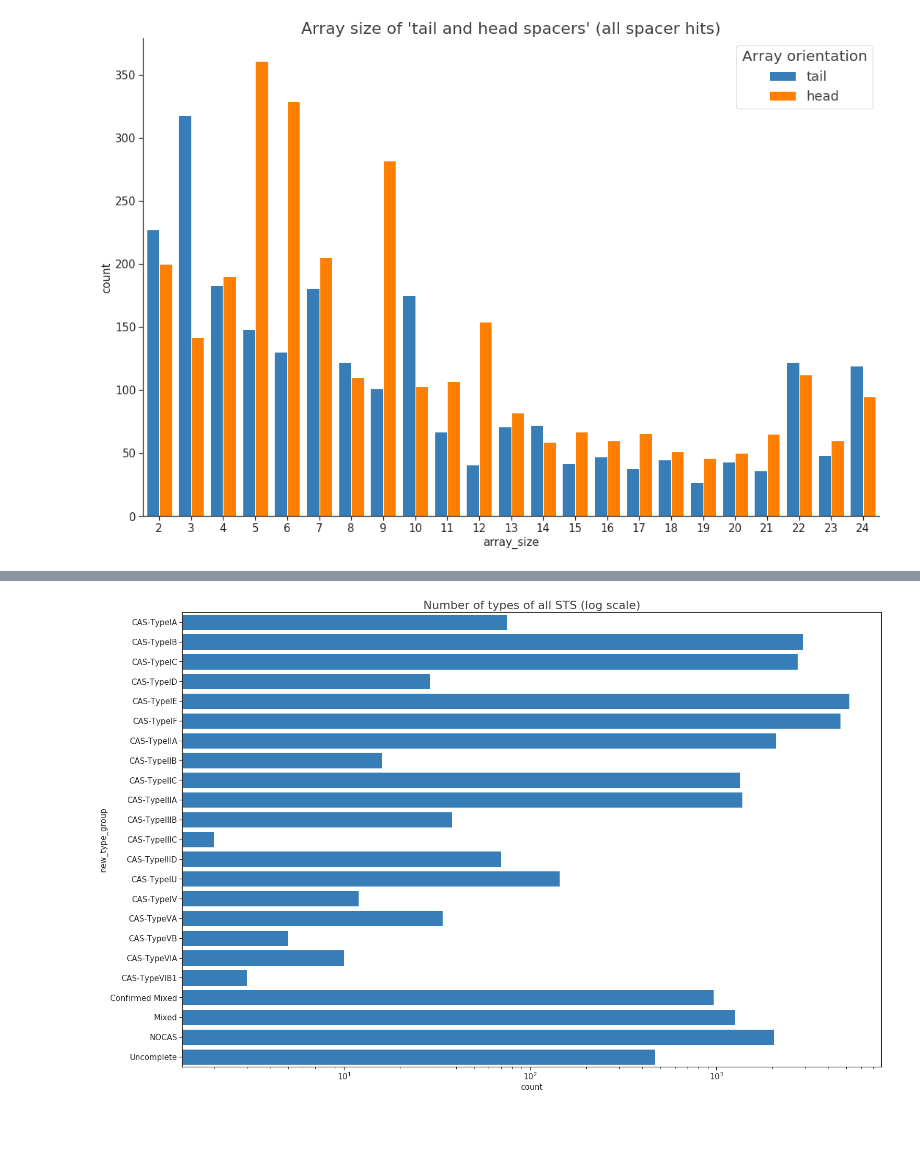
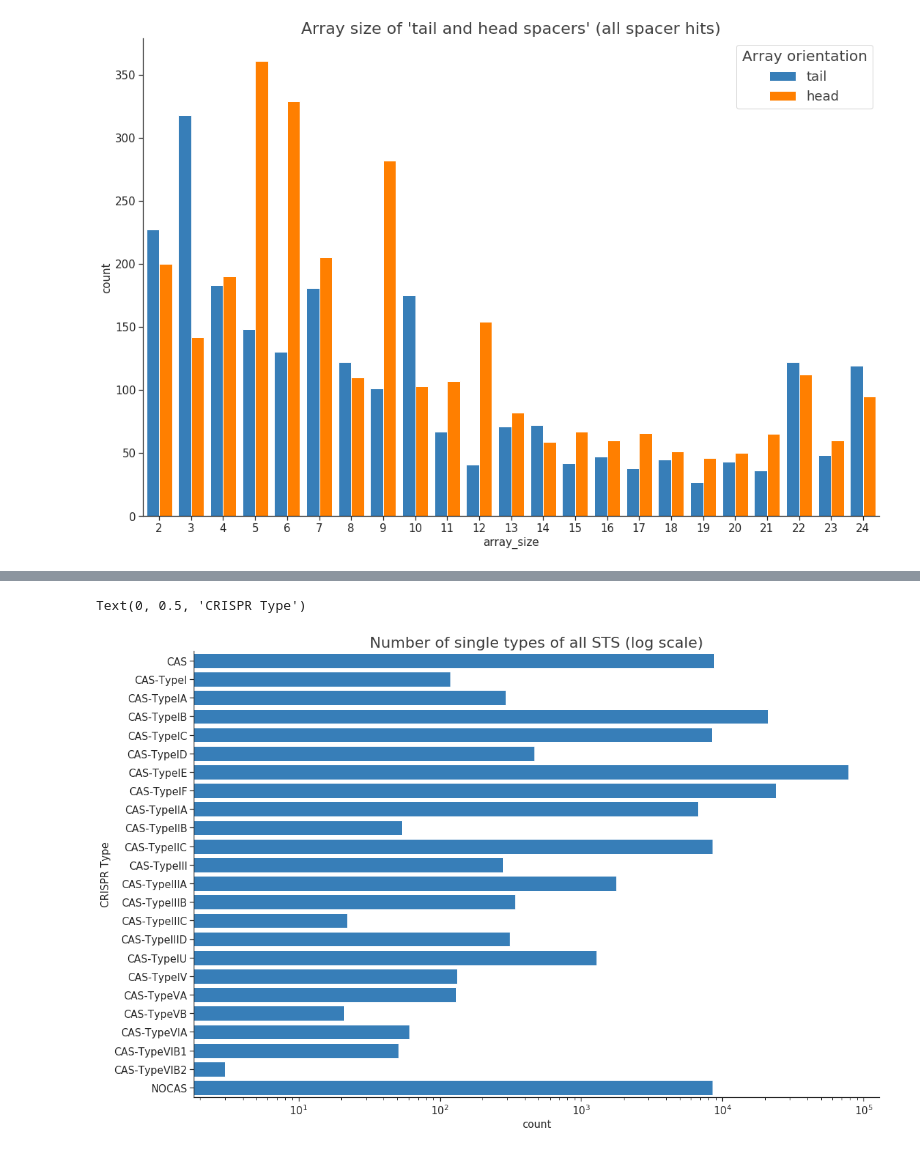
Before and after one commit to hwalinga/self-targeting-spacers-notebooks, a Jupyter notebook: new_res.ipynb, the cells around one changed output, grey strips where cells are left out. Cells and saved outputs as stored; diff of their text form; code cells hidden in the pictures; blank space fills up the shorter version.

```diff
--- a/new_res.ipynb
+++ b/new_res.ipynb
@@ -159,9 +159,3 @@ df = df.reset_index().groupby(['seq', 'c_1', 'c_2', 'contig_hit', 'spacer_pos'])
 total_genomes = 110334
 no_type = total_genomes - len(df_genome_class)  # There is also NOCAS in all_genome_types which is basically the same.
 no_cas_no_selfhits = total_genomes - len(set(df.index)) - no_type  # Because of the above, this number is not correct.
-# %%
-# Identity with hit cut-off
-df_all = df
-perc_ident = 90
-df = df.query('hit_ident > %d' % perc_ident)
-perc_ident = '100%' if perc_ident == 100 else '>%d%%' % perc_ident
@@ -168,3 +164,5 @@ perc_ident = '100%' if perc_ident == 100 else '>%d%%' % perc_ident
+# %%
+df['array_ori'] = df['rel_spacer_pos'].apply(lambda x: {0: 'head', 1: 'tail'}.get(x) or 'mid')
 # %% [markdown]
 # TRYING TO MAKE CRISPR GROUPING
 # %% [markdown]
@@ -629,8 +717,11 @@ save_fig()
 # %%
-ax = sns.countplot(y='new_type_group', data=df, color=cbf[0], saturation=100, order=sorted(df['new_type_group'].unique()))
+ax = sns.countplot(y='genome_type', data=df_single_type, color=cbf[0], saturation=100, order=sorted(df_single_type['genome_type'].unique()))
 ax.set_xscale('log')
-increase_figsize(4, plt)
-plt.title("Number of types of all STS (log scale)" + title_mod)
-save_fig()
+increase_figsize(3)
+sns.despine()
+plt.title("Number of single types of all STS (log scale)" + title_mod)
+plt.ylabel("CRISPR Type")
+# save_fig()
 # %% [output]
+Text(0, 0.5, 'CRISPR Type')
-[figure, old version]
+[figure, new version]
```
Also changed, not shown: parts of 33 cells of this notebook.
